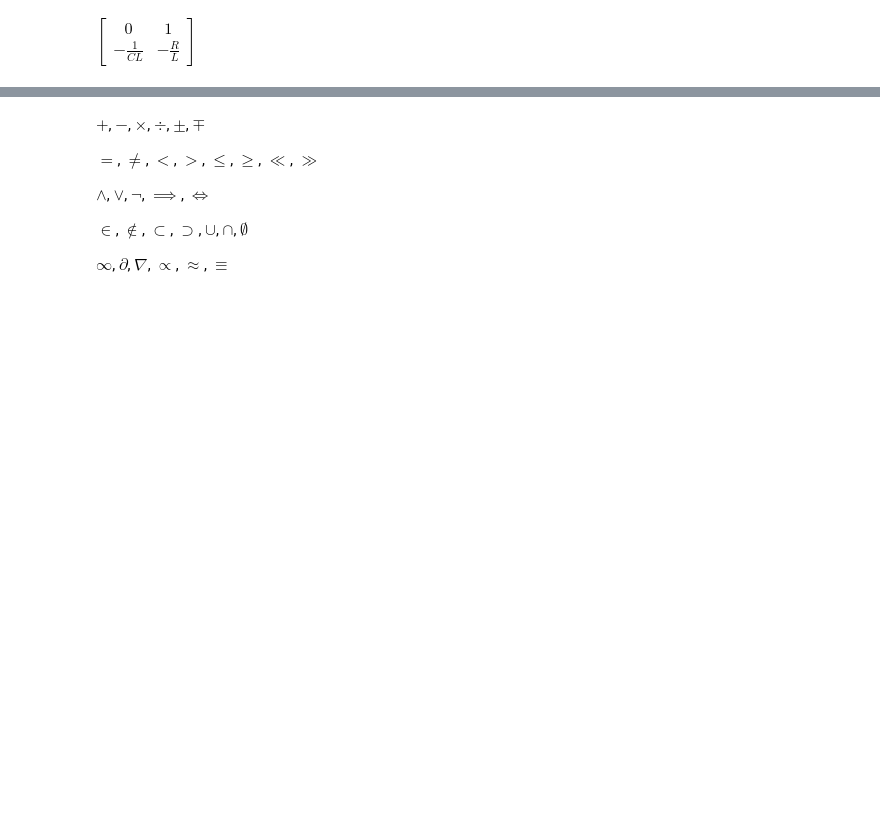
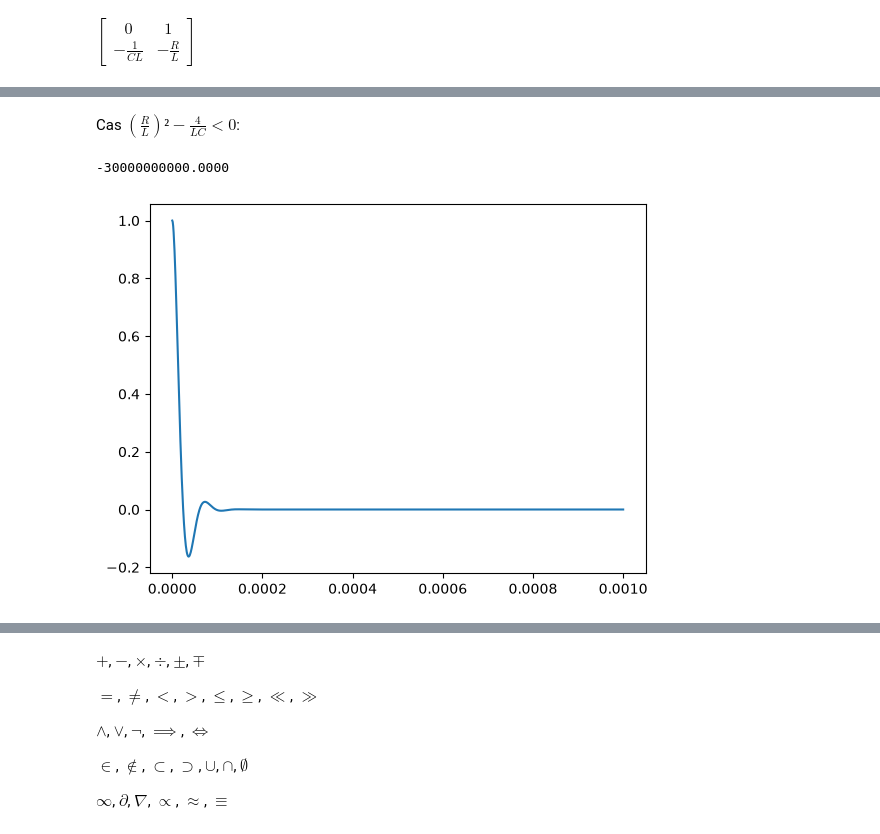
Before and after one commit to camionbenne/Fourmi, a Jupyter notebook: notebook_titouan.ipynb, the cells around one changed output, grey strips where cells are left out. Drawn from its saved outputs; the diff is of its cells as text; code cells hidden in the pictures; blank space fills up the shorter version.

```diff
--- a/notebook_titouan.ipynb
+++ b/notebook_titouan.ipynb
@@ -73,0 +85,15 @@ TypeError: Cannot convert expression to float
+# %% [markdown]
+Cas $(\frac{R}{L})² - \frac{4}{LC} < 0$:
+# %%
+values = {c:1e-7,l:1e-3,uc0:1,duc0:0,r:100}
+uc_eval = uc.subs(values)
+delta = (r/l)**2 - 4/(l*c)
+print(delta.subs(values))
+#plot
+time = np.linspace(0,0.001,1000)
+uc_t = [sp.re(uc_eval.subs({t:i})) for i in time]
+plt.plot(time,uc_t)
+plt.show()
+# %% [output]
+-30000000000.0000
+[figure, added]
```
Also changed, not shown: parts of 15 cells of this notebook, 4 other files.
